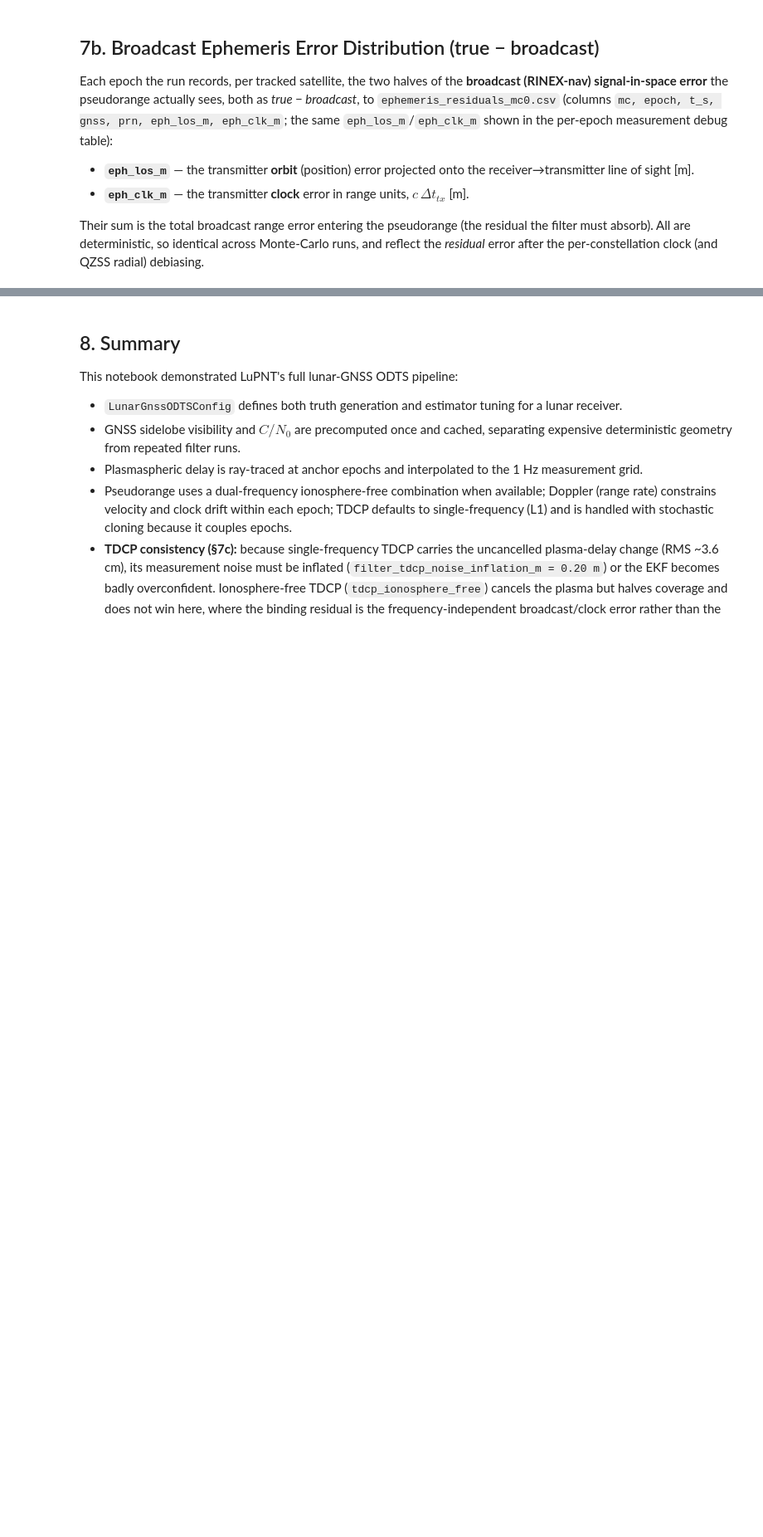
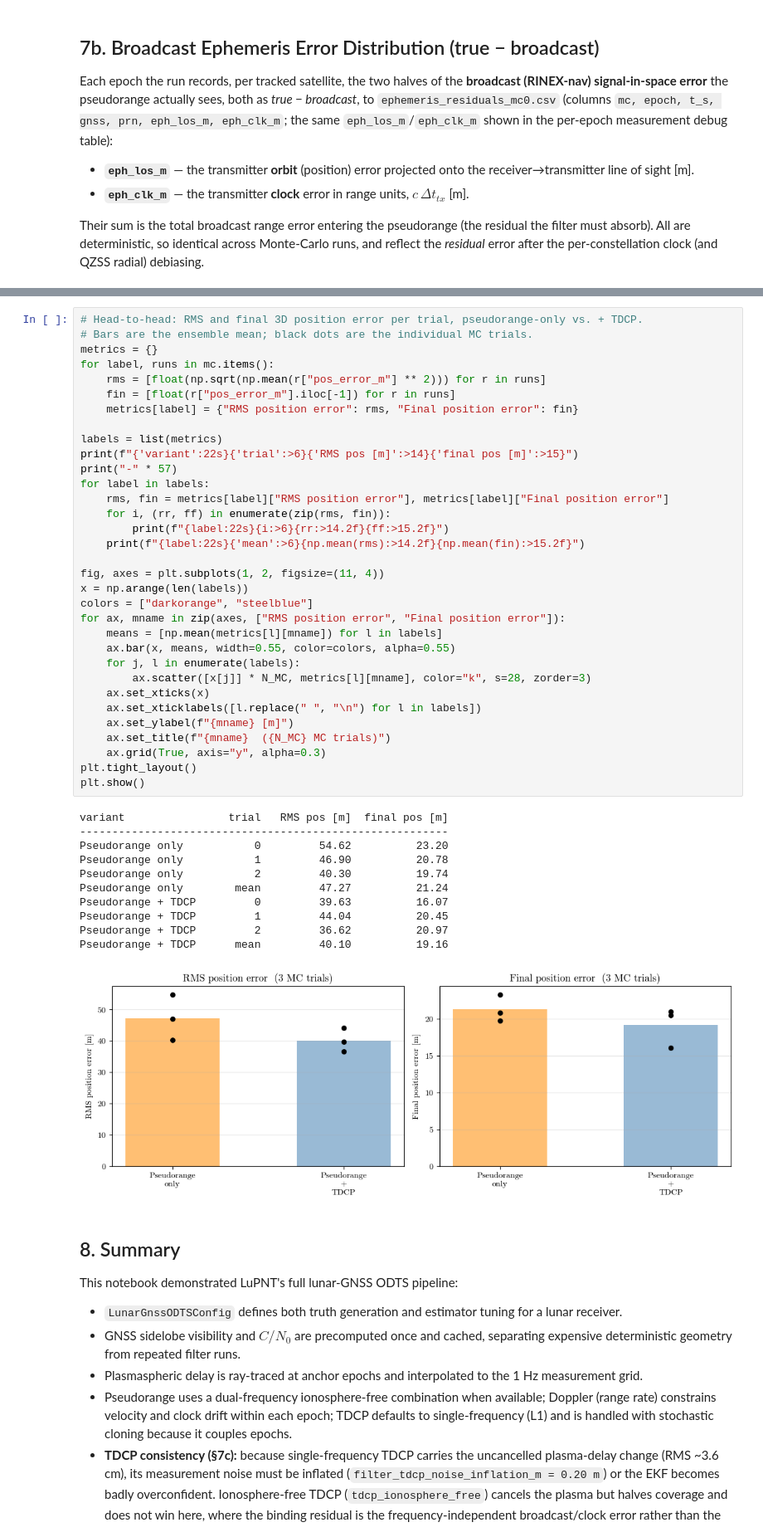
Before and after one commit to Stanford-NavLab/LuPNT, a Jupyter notebook: python/examples/ex6_gnss_odts.ipynb, the cells around one changed output, grey strips where cells are left out. Shown at 83% size. Cells and saved outputs as stored; diff of their text form; blank space fills up the shorter version.

```diff
--- a/python/examples/ex6_gnss_odts.ipynb
+++ b/python/examples/ex6_gnss_odts.ipynb
@@ -611,3 +732,48 @@ else:
+# %%
+# Head-to-head: RMS and final 3D position error per trial, pseudorange-only vs. + TDCP.
+# Bars are the ensemble mean; black dots are the individual MC trials.
+metrics = {}
+for label, runs in mc.items():
+    rms = [float(np.sqrt(np.mean(r["pos_error_m"] ** 2))) for r in runs]
+    fin = [float(r["pos_error_m"].iloc[-1]) for r in runs]
+    metrics[label] = {"RMS position error": rms, "Final position error": fin}
+
+labels = list(metrics)
+print(f"{'variant':22s}{'trial':>6}{'RMS pos [m]':>14}{'final pos [m]':>15}")
+print("-" * 57)
+for label in labels:
+    rms, fin = metrics[label]["RMS position error"], metrics[label]["Final position error"]
+    for i, (rr, ff) in enumerate(zip(rms, fin)):
+        print(f"{label:22s}{i:>6}{rr:>14.2f}{ff:>15.2f}")
+    print(f"{label:22s}{'mean':>6}{np.mean(rms):>14.2f}{np.mean(fin):>15.2f}")
+
+fig, axes = plt.subplots(1, 2, figsize=(11, 4))
+x = np.arange(len(labels))
+colors = ["darkorange", "steelblue"]
+for ax, mname in zip(axes, ["RMS position error", "Final position error"]):
+    means = [np.mean(metrics[l][mname]) for l in labels]
+    ax.bar(x, means, width=0.55, color=colors, alpha=0.55)
+    for j, l in enumerate(labels):
+        ax.scatter([x[j]] * N_MC, metrics[l][mname], color="k", s=28, zorder=3)
+    ax.set_xticks(x)
+    ax.set_xticklabels([l.replace(" ", "\n") for l in labels])
+    ax.set_ylabel(f"{mname} [m]")
+    ax.set_title(f"{mname}  ({N_MC} MC trials)")
+    ax.grid(True, axis="y", alpha=0.3)
+plt.tight_layout()
+plt.show()
+# %% [output]
+variant                trial   RMS pos [m]  final pos [m]
+---------------------------------------------------------
+Pseudorange only           0         54.62          23.20
+Pseudorange only           1         46.90          20.78
+Pseudorange only           2         40.30          19.74
+Pseudorange only        mean         47.27          21.24
+Pseudorange + TDCP         0         39.63          16.07
+Pseudorange + TDCP         1         44.04          20.45
+Pseudorange + TDCP         2         36.62          20.97
+Pseudorange + TDCP      mean         40.10          19.16
+[figure, added]
 # %% [markdown]
 ## 8. Summary
 
```
Also changed, not shown: parts of 12 cells of this notebook, 2 other files.
